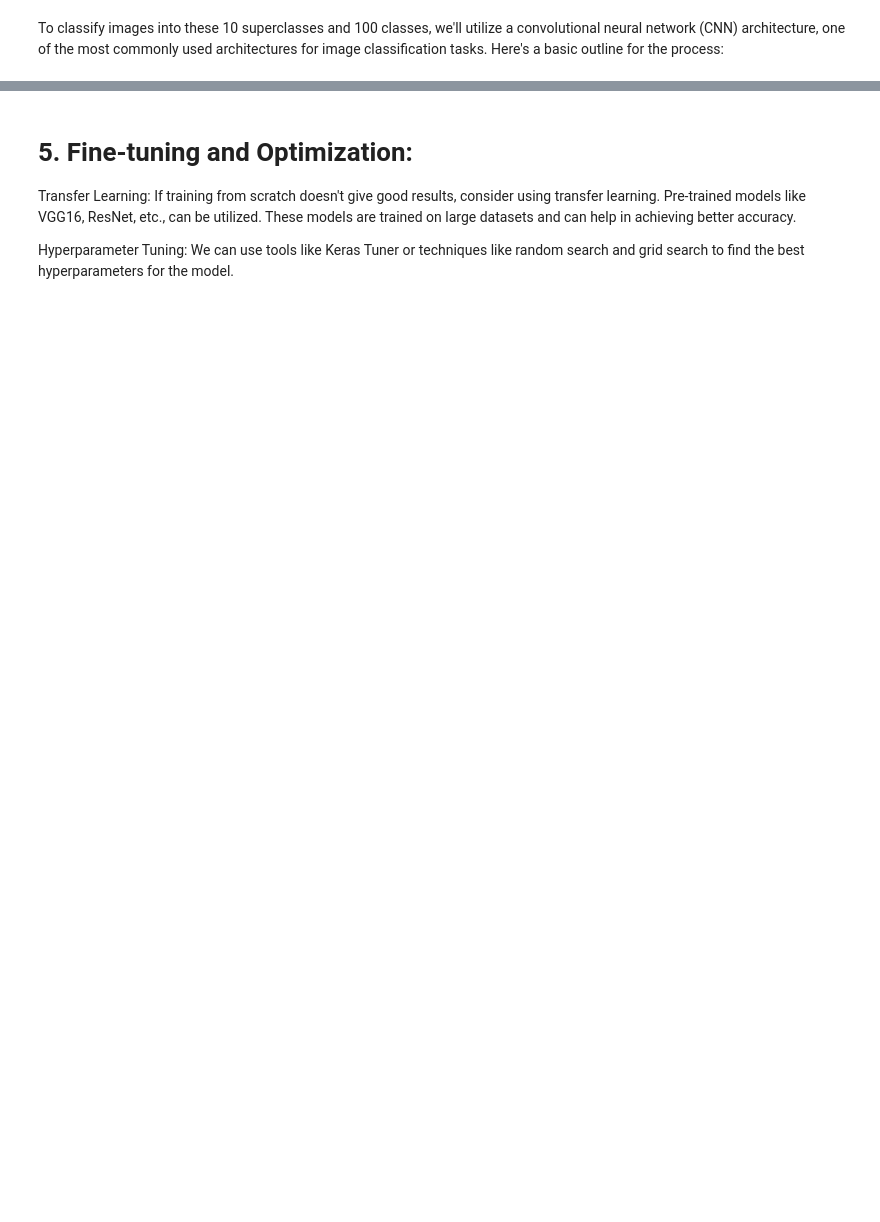
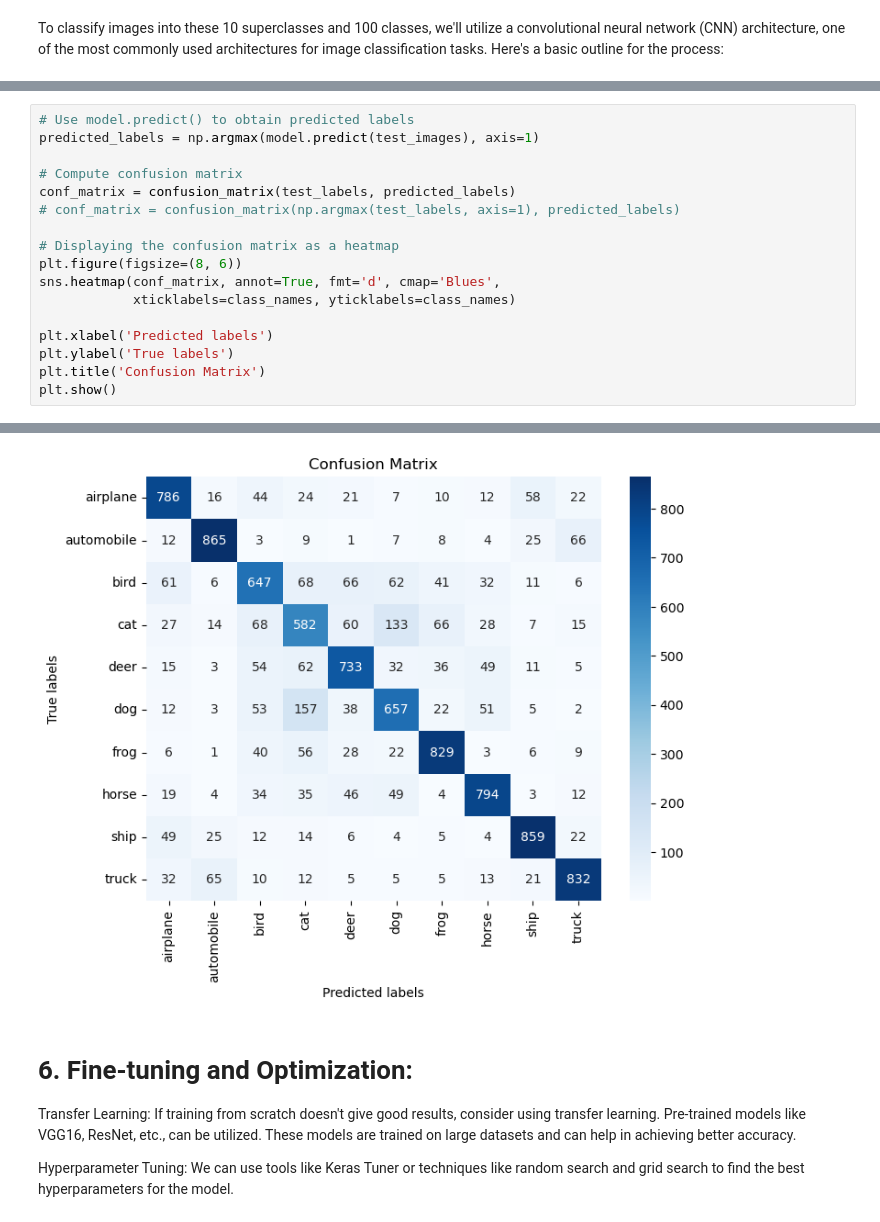
Before and after one commit to ryanchristopher27/SupervisedLearningProject, a Jupyter notebook: src/SL_Project.ipynb, the cells around one changed output, grey strips where cells are left out. Cells and saved outputs as stored; diff of their text form; blank space fills up the shorter version.

```diff
--- a/src/SL_Project.ipynb
+++ b/src/SL_Project.ipynb
@@ -40,0 +201,18 @@ print("Test accuracy: ", test_acc)
+# %%
+# Use model.predict() to obtain predicted labels
+predicted_labels = np.argmax(model.predict(test_images), axis=1)
+
+# Compute confusion matrix
+conf_matrix = confusion_matrix(test_labels, predicted_labels)
+# conf_matrix = confusion_matrix(np.argmax(test_labels, axis=1), predicted_labels)
+
+# Displaying the confusion matrix as a heatmap
+plt.figure(figsize=(8, 6))
+sns.heatmap(conf_matrix, annot=True, fmt='d', cmap='Blues',
+            xticklabels=class_names, yticklabels=class_names)
+
+plt.xlabel('Predicted labels')
+plt.ylabel('True labels')
+plt.title('Confusion Matrix')
+plt.show()
+# %% [output]
@@ -41,5 +220,6 @@ print("Test accuracy: ", test_acc)
+[figure, added]
 # %% [markdown]
-# 5. Fine-tuning and Optimization:
+# 6. Fine-tuning and Optimization:
 Transfer Learning: If training from scratch doesn't give good results, consider using transfer learning. Pre-trained models like VGG16, ResNet, etc., can be utilized. These models are trained on large datasets and can help in achieving better accuracy.
 
 Hyperparameter Tuning: We can use tools like Keras Tuner or techniques like random search and grid search to find the best hyperparameters for the model.
```
Also changed, not shown: parts of 20 cells of this notebook, 3 other files.
